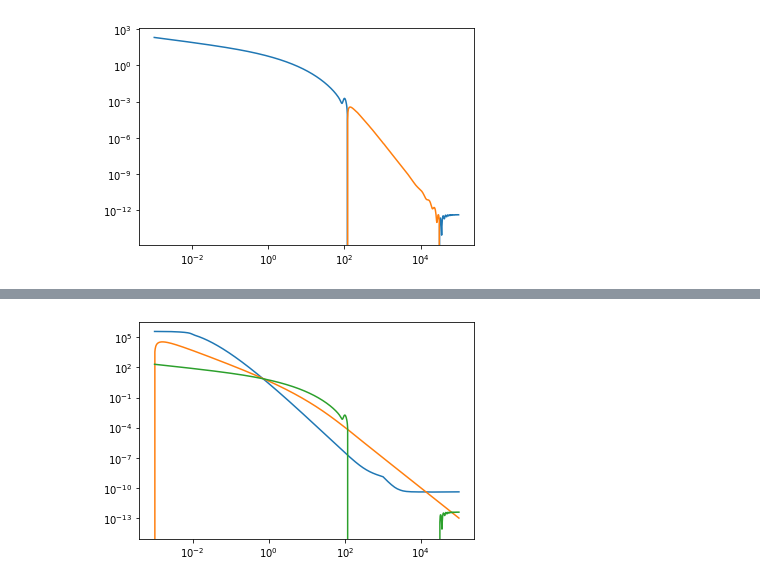
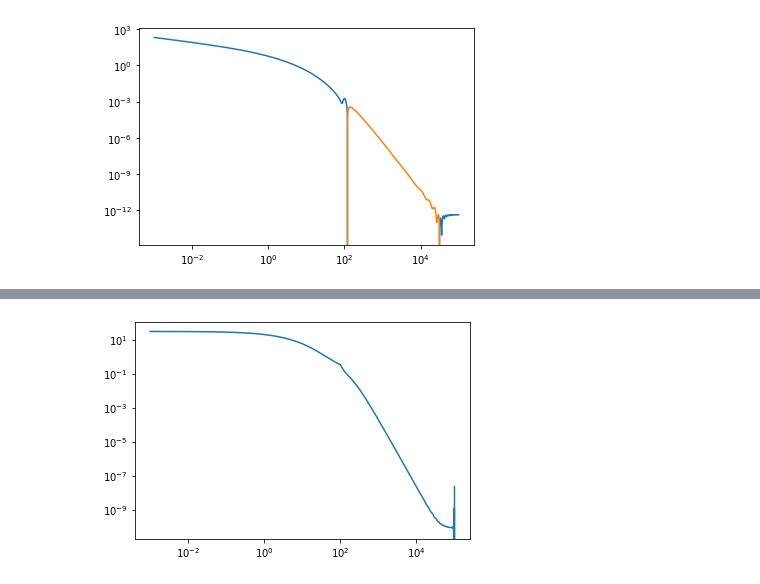
Before and after one commit to git-sunao/wp_fft, a Jupyter notebook: wp.ipynb, the cells around one changed output, grey strips where cells are left out. Saved outputs shown, nothing was run; the diff lists cells and outputs as text; code cells hidden in the pictures.

```diff
--- a/wp.ipynb
+++ b/wp.ipynb
@@ -64,0 +76,3 @@ $$
+# %%
+n = 5
+%time Jn_d = get_Jn_direct(r, xi, n)
@@ -76,10 +94,24 @@ Wall time: 9.1 ms
-# %%
-n = 3
-f = fftlog.fftlog(r, xi*r**3, nu=1.01)#, N_extrap_low=512, N_extrap_high=512, c_window_width=0.25)
-
-r_fft = f.x
-h_m = f.c_m / (n+f.nu-3+1j*f.eta_m) * (f.x[0]*r_fft[0])**(-1j*f.eta_m)
-Jn = fftlog.irfft(np.conj(h_m)) * r_fft**(f.nu-3)
-#h_m = f.c_m * (f.x[0]*r_fft[0])**(-1j*f.eta_m)
-#Jn = fftlog.irfft(np.conj(h_m)) * r_fft**(f.nu-3)
-#Jn = Jn[::-1
+# %%
+%%time
+def get_c_m(x, fx, nu, c_window_width=0.25, N_extrap_low=0, N_extrap_high=0):
+    x = fftlog.log_extrap(x , N_extrap_low, N_extrap_high)
+    fx= fftlog.log_extrap(fx, N_extrap_low, N_extrap_high)
+
+    N = x.size
+    f_b=fx * x**(-nu)
+    c_m=rfft(f_b)
+    m=np.arange(0,N//2+1)
+    c_m = c_m*fftlog.c_window(m, int(c_window_width*N//2.) )
+    dlnx = np.log(x[1]/x[0])
+    eta_m = 2*np.pi/(float(N)*dlnx) * m
+    return x, m, eta_m, c_m
+
+def get_Jn_fft(r, xi, n, nu=-1.2, c_window_width=0.25, N_extrap_low=0, N_extrap_high=0):
+    x, m, eta_m, c_m = get_c_m(r, xi, nu, c_window_width, N_extrap_low, N_extrap_high)
+    h_m = c_m / (n+nu+1j*eta_m) # * (r_fft[0]/r[0])**(1j*eta_m)
+    Jn_fft = irfft(np.conj(h_m))[::-1] * x**nu
+    N = r.size
+    Jn_fft = Jn_fft[N_extrap_low:N+N_extrap_low]
+    return Jn_fft
+
+Jn_fft = get_Jn_fft(r, xi, n)#, N_extrap_low=512)
@@ -86,8 +236,8 @@ Jn = fftlog.irfft(np.conj(h_m)) * r_fft**(f.nu-3)
+# %%
+J3, J5, xi0, xi2, xi4, rpi, xi_aniso, wp_aniso = get_wp_aniso(r, xilin, beta, verbose=True)
 # %%
 plt.figure()
-plt.loglog(r_fft, Jn)
-plt.loglog(r, Jn_d)
-plt.loglog(r, xi)
+plt.loglog(r, wp_aniso, c='C0')
 plt.show()
 # %% [output]
-[figure, old version]
+[figure, new version]
```
Also changed, not shown: parts of 25 cells of this notebook.
